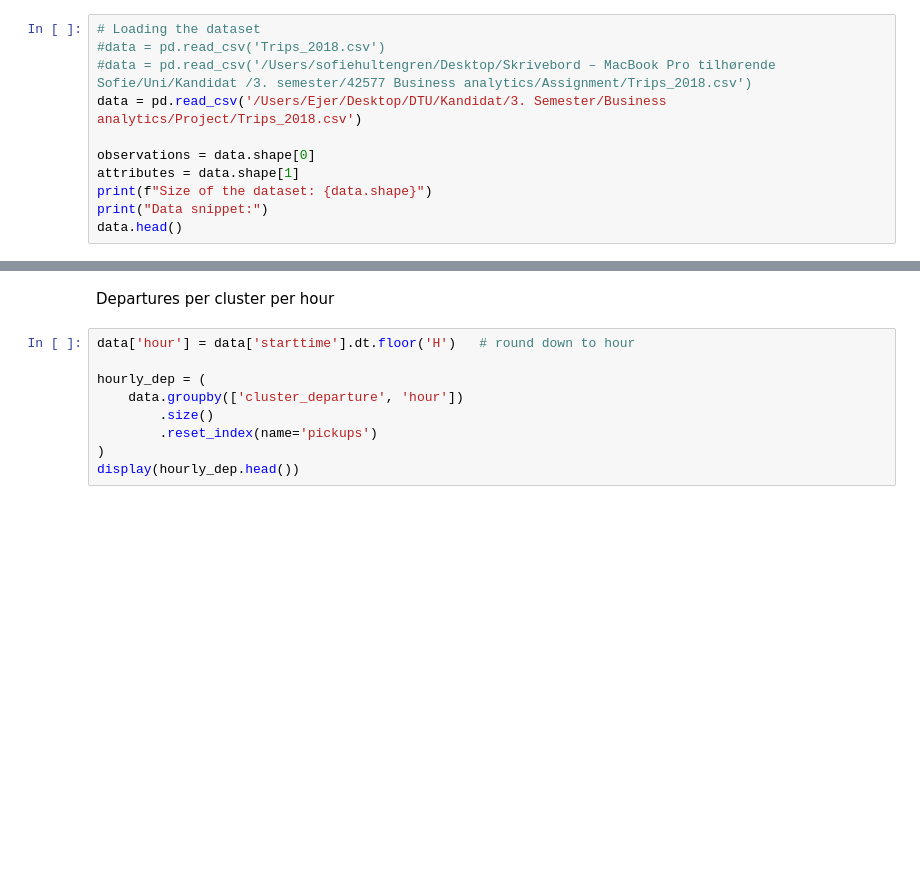
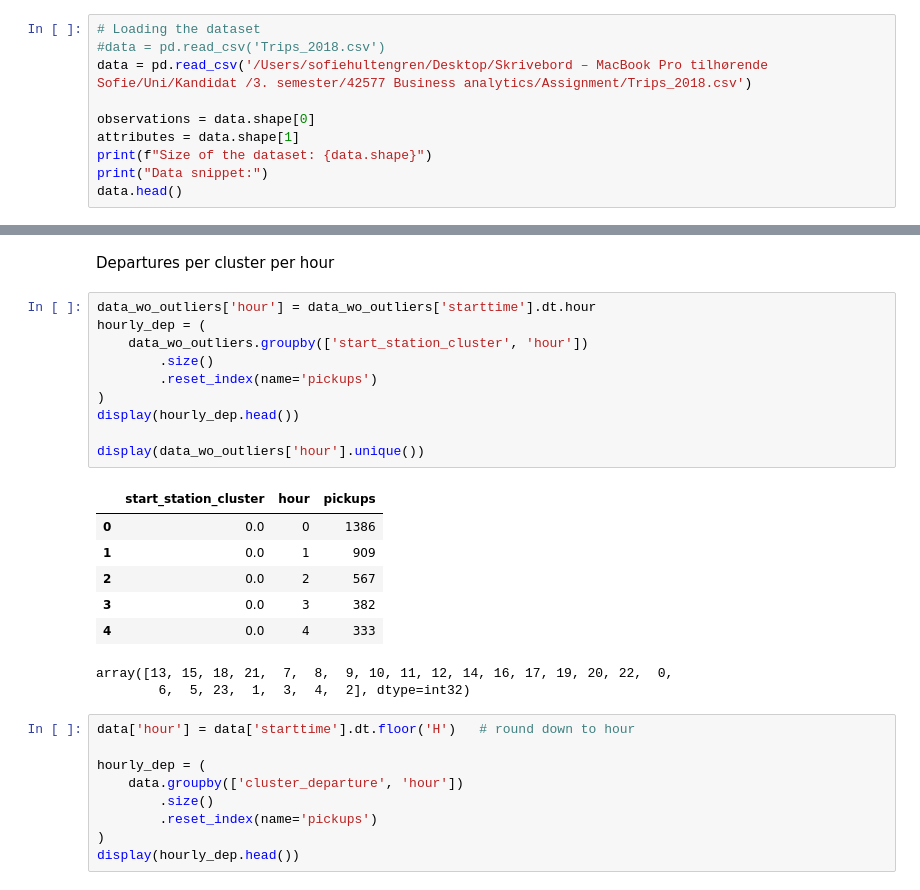
Before and after one commit to Cami967j/Introduction-to-business-analytics, a Jupyter notebook: assignment.ipynb, the cells around one changed output, grey strips where cells are left out. Cells and saved outputs as stored; diff of their text form; blank space fills up the shorter version.

```diff
--- a/assignment.ipynb
+++ b/assignment.ipynb
@@ -43,8 +43,7 @@ np.random.seed(42)
 # %%
 # Loading the dataset
 #data = pd.read_csv('Trips_2018.csv')
-#data = pd.read_csv('/Users/sofiehultengren/Desktop/Skrivebord – MacBook Pro tilhørende Sofie/Uni/Kandidat /3. semester/42577 Business analytics/Assignment/Trips_2018.csv')
-data = pd.read_csv('/Users/Ejer/Desktop/DTU/Kandidat/3. Semester/Business analytics/Project/Trips_2018.csv')
+data = pd.read_csv('/Users/sofiehultengren/Desktop/Skrivebord – MacBook Pro tilhørende Sofie/Uni/Kandidat /3. semester/42577 Business analytics/Assignment/Trips_2018.csv')
 
 observations = data.shape[0]
 attributes = data.shape[1]
@@ -400,6 +399,25 @@ data1 = data1.rename(columns={'cluster_id':'cluster_departure'})
 TypeError: unhashable type: 'list'
 # %% [markdown]
 Departures per cluster per hour
+# %%
+data_wo_outliers['hour'] = data_wo_outliers['starttime'].dt.hour
+hourly_dep = (
+    data_wo_outliers.groupby(['start_station_cluster', 'hour'])
+        .size()
+        .reset_index(name='pickups')
+)
+display(hourly_dep.head())
+
+display(data_wo_outliers['hour'].unique())
+# %% [output]
+|  | start_station_cluster | hour | pickups |
+| 0 | 0.0 | 0 | 1386 |
+| 1 | 0.0 | 1 | 909 |
+| 2 | 0.0 | 2 | 567 |
+| 3 | 0.0 | 3 | 382 |
+| 4 | 0.0 | 4 | 333 |
+array([13, 15, 18, 21,  7,  8,  9, 10, 11, 12, 14, 16, 17, 19, 20, 22,  0,
+        6,  5, 23,  1,  3,  4,  2], dtype=int32)
 # %%
 data['hour'] = data['starttime'].dt.floor('H')   # round down to hour
 
```
Also changed, not shown: parts of 3 cells of this notebook.
